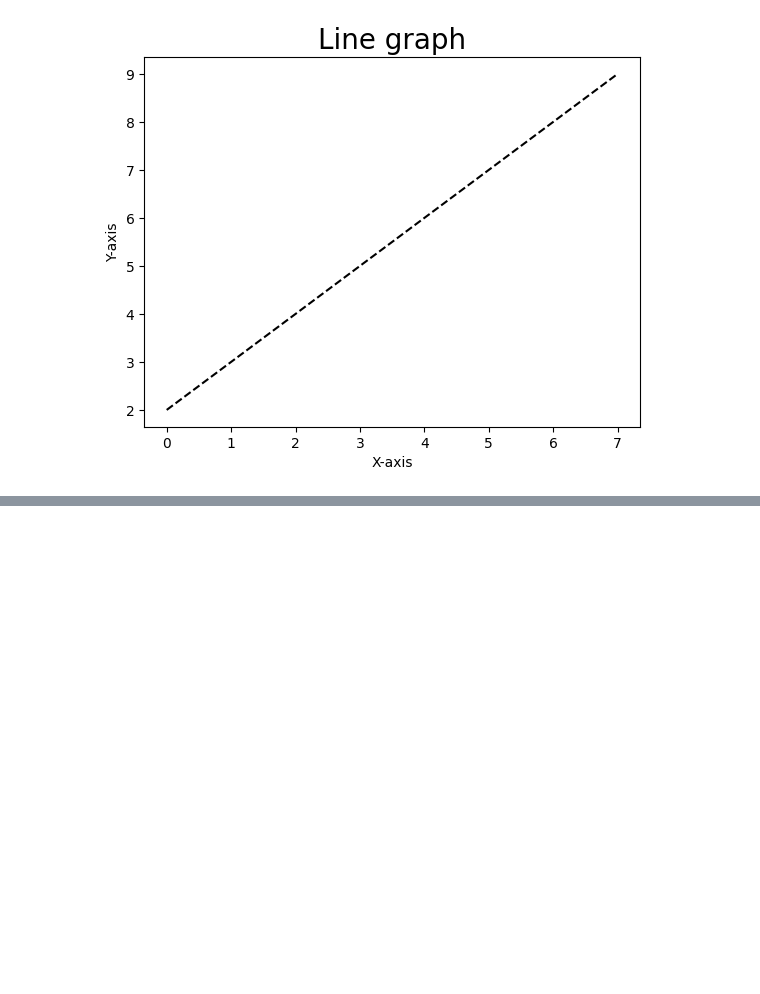
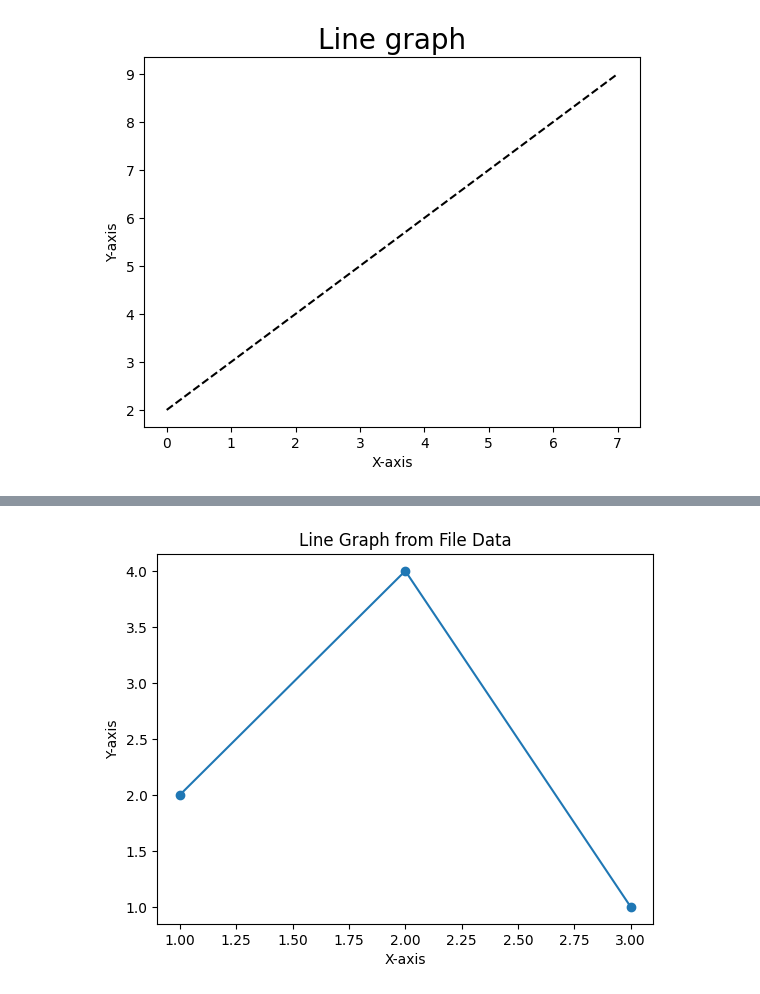
Before and after one commit to shivyelave/Python-Libraries, a Jupyter notebook: Matplotlib/matplotlib_program.ipynb, the cells around one changed output, grey strips where cells are left out. Cells and saved outputs as stored; diff of their text form; code cells hidden in the pictures; blank space fills up the shorter version.

Commit message:
[Shiv] Add: Python program to draw a line using given axis values taken from a text file

```diff
--- a/Matplotlib/matplotlib_program.ipynb
+++ b/Matplotlib/matplotlib_program.ipynb
@@ -62,0 +69,54 @@ if __name__ == '__main__':
+# %%
+import matplotlib.pyplot as plt
+
+def read_data_from_file(filename):
+
+    """
+
+    Description:
+        Reads x and y axis values from a text file.
+
+    Parameters:
+        filename: str, the name of the file to read
+
+    Returns:
+        x: list of floats, x-axis values
+        y: list of floats, y-axis values
+
+    """
+
+    x = []
+    y = []
+
+    with open(filename, 'r') as file:
+        for line in file:
+            values = line.split()
+            x.append(float(values[0]))
+            y.append(float(values[1]))
+
+    return x, y
+
+def main():
+    # Read x and y axis values from the text file
+    x, y = read_data_from_file('test.txt')
+
+    # Plot the data
+    plt.plot(x, y, marker='o', linestyle='-')
+
+    # Label the x-axis
+    plt.xlabel('X-axis')
+
+    # Label the y-axis
+    plt.ylabel('Y-axis')
+
+    # Set the title of the plot
+    plt.title('Line Graph from File Data')
+
+    # Display the plot
+    plt.show()
+
+if __name__ == '__main__':
+    # Execute the main function if this script is run directly
+    main()
+# %% [output]
+[figure, added]
```
Also changed, not shown: parts of 1 cell of this notebook, 1 other file.
